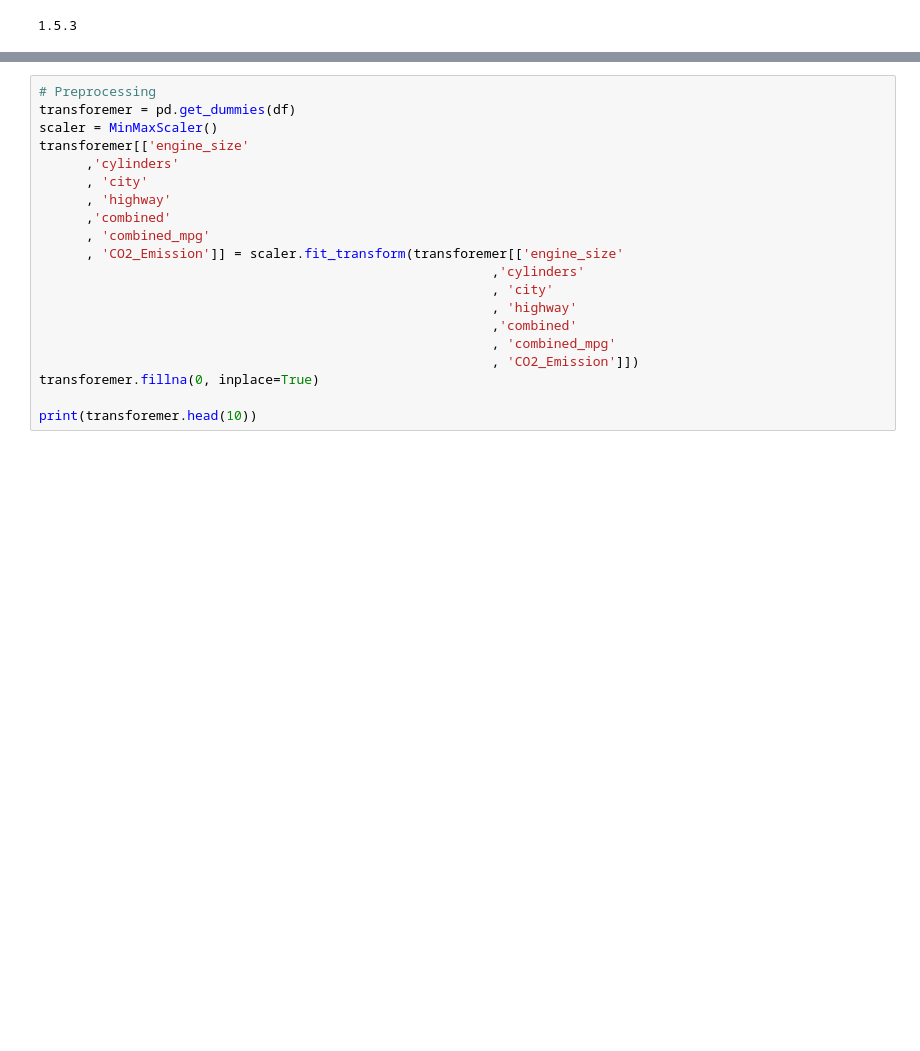
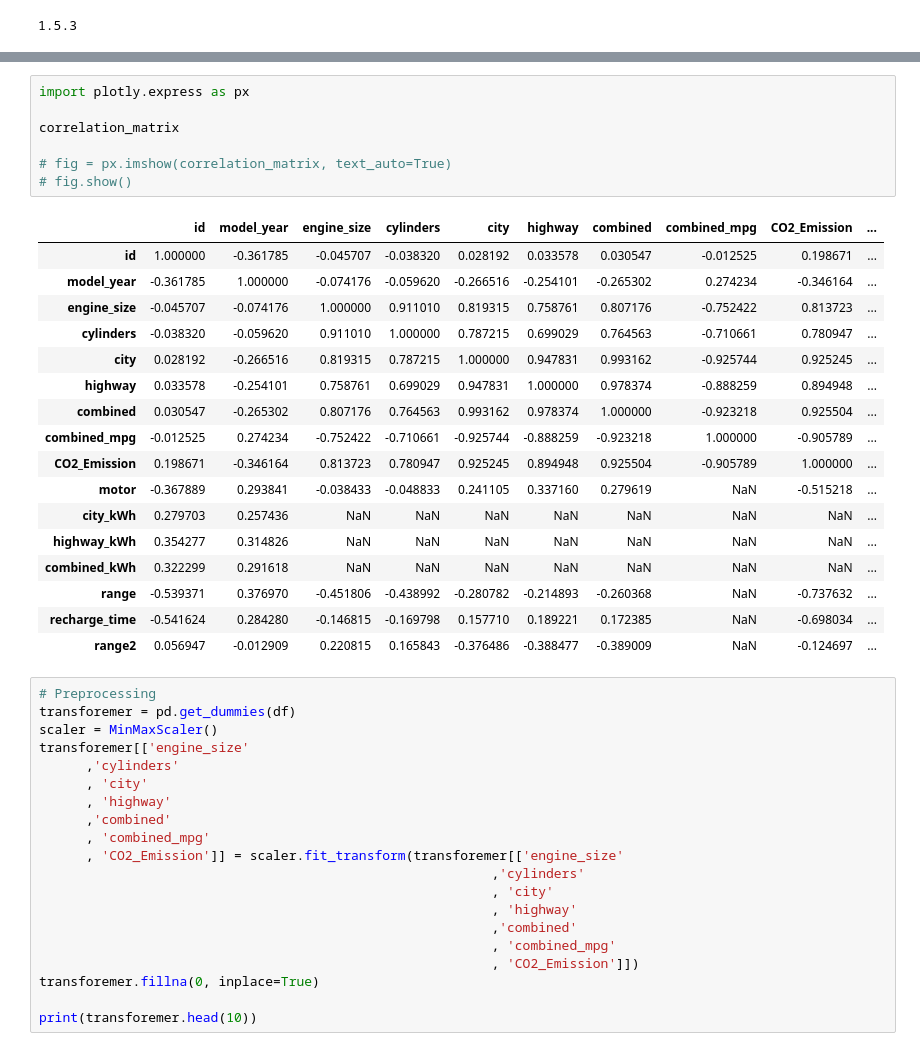
Before and after one commit to xahin96/ADT, a Jupyter notebook: data_analysis_db.ipynb, the cells around one changed output, grey strips where cells are left out. Drawn from its saved outputs; the diff is of its cells as text; blank space fills up the shorter version.

Commit message:
correlation matrix

```diff
--- a/data_analysis_db.ipynb
+++ b/data_analysis_db.ipynb
@@ -135,4 +136,29 @@ plt.show()
 [figure]
+# %%
+import plotly.express as px
+
+correlation_matrix
+
+# fig = px.imshow(correlation_matrix, text_auto=True)
+# fig.show()
+# %% [output]
+|  | id | model_year | engine_size | cylinders | city | highway | combined | combined_mpg | CO2_Emission | ... |
+| id | 1.000000 | -0.361785 | -0.045707 | -0.038320 | 0.028192 | 0.033578 | 0.030547 | -0.012525 | 0.198671 | ... |
+| model_year | -0.361785 | 1.000000 | -0.074176 | -0.059620 | -0.266516 | -0.254101 | -0.265302 | 0.274234 | -0.346164 | ... |
+| engine_size | -0.045707 | -0.074176 | 1.000000 | 0.911010 | 0.819315 | 0.758761 | 0.807176 | -0.752422 | 0.813723 | ... |
+| cylinders | -0.038320 | -0.059620 | 0.911010 | 1.000000 | 0.787215 | 0.699029 | 0.764563 | -0.710661 | 0.780947 | ... |
+| city | 0.028192 | -0.266516 | 0.819315 | 0.787215 | 1.000000 | 0.947831 | 0.993162 | -0.925744 | 0.925245 | ... |
+| highway | 0.033578 | -0.254101 | 0.758761 | 0.699029 | 0.947831 | 1.000000 | 0.978374 | -0.888259 | 0.894948 | ... |
+| combined | 0.030547 | -0.265302 | 0.807176 | 0.764563 | 0.993162 | 0.978374 | 1.000000 | -0.923218 | 0.925504 | ... |
+| combined_mpg | -0.012525 | 0.274234 | -0.752422 | -0.710661 | -0.925744 | -0.888259 | -0.923218 | 1.000000 | -0.905789 | ... |
+| CO2_Emission | 0.198671 | -0.346164 | 0.813723 | 0.780947 | 0.925245 | 0.894948 | 0.925504 | -0.905789 | 1.000000 | ... |
+| motor | -0.367889 | 0.293841 | -0.038433 | -0.048833 | 0.241105 | 0.337160 | 0.279619 | NaN | -0.515218 | ... |
+| city_kWh | 0.279703 | 0.257436 | NaN | NaN | NaN | NaN | NaN | NaN | NaN | ... |
+| highway_kWh | 0.354277 | 0.314826 | NaN | NaN | NaN | NaN | NaN | NaN | NaN | ... |
+| combined_kWh | 0.322299 | 0.291618 | NaN | NaN | NaN | NaN | NaN | NaN | NaN | ... |
+| range | -0.539371 | 0.376970 | -0.451806 | -0.438992 | -0.280782 | -0.214893 | -0.260368 | NaN | -0.737632 | ... |
+| recharge_time | -0.541624 | 0.284280 | -0.146815 | -0.169798 | 0.157710 | 0.189221 | 0.172385 | NaN | -0.698034 | ... |
+| range2 | 0.056947 | -0.012909 | 0.220815 | 0.165843 | -0.376486 | -0.388477 | -0.389009 | NaN | -0.124697 | ... |
 # %%
 # Preprocessing
 transforemer = pd.get_dummies(df)
```
Also changed, not shown: parts of 1 cell of this notebook, 2 other files.
